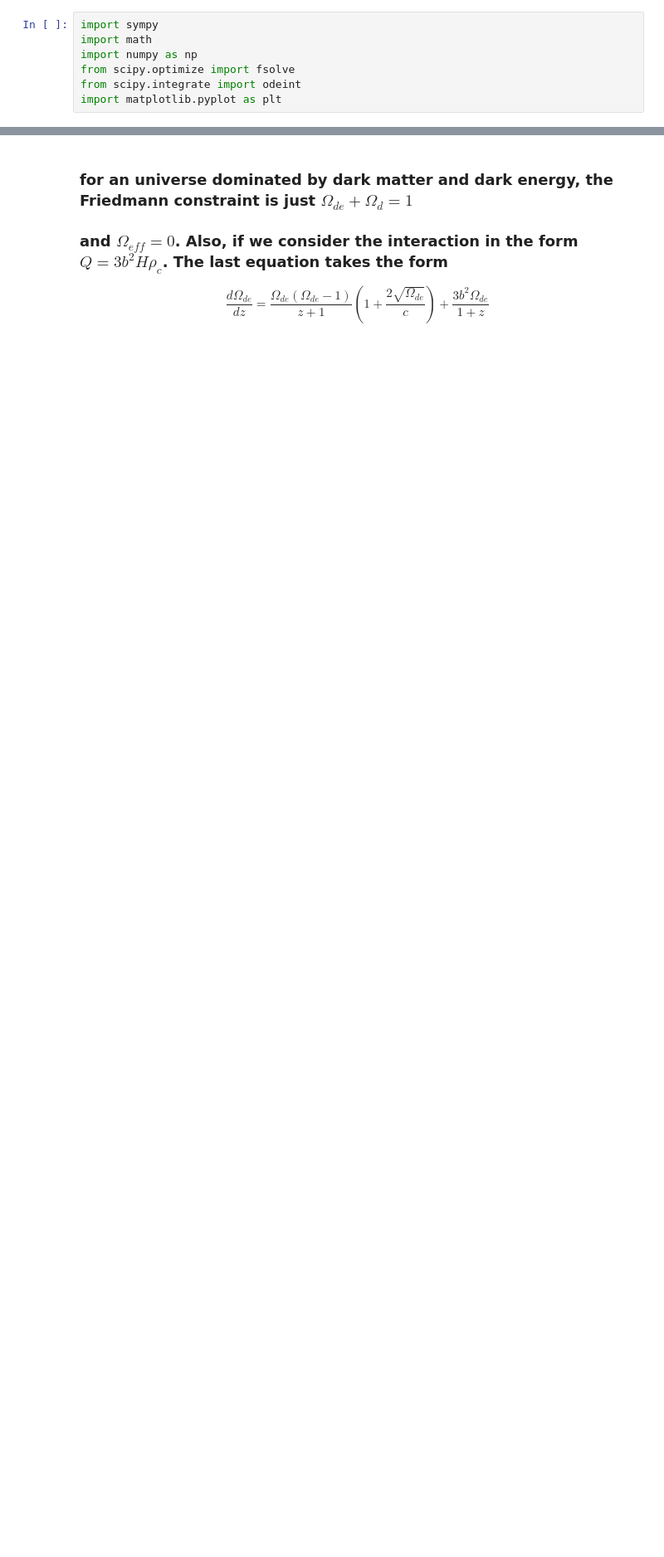
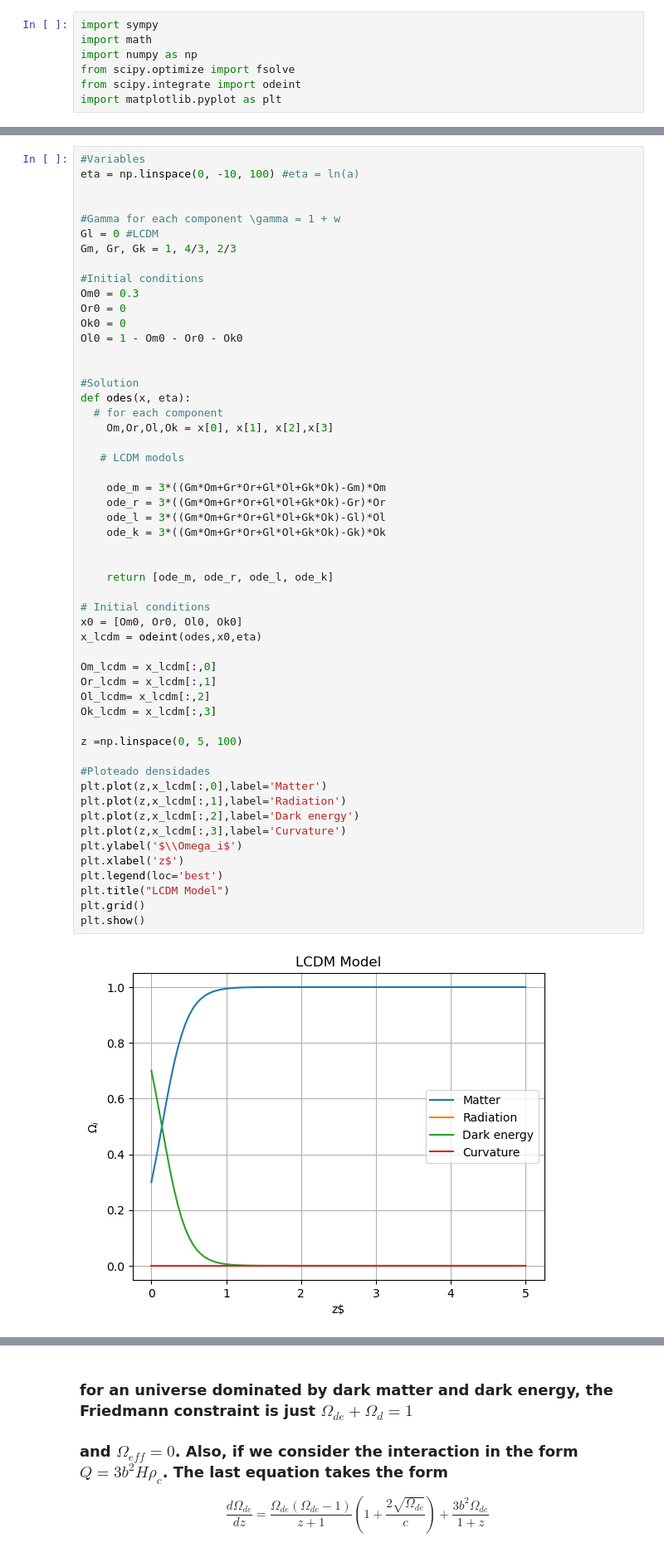
Before and after one commit to xlxnsxzpxtx/HolographicDE, a Jupyter notebook: hde_solutions_z.ipynb, the cells around one changed output, grey strips where cells are left out. Shown: that part at 83% size. Drawn from its saved outputs; the diff is of its cells as text; blank space fills up the shorter version.

```diff
--- a/hde_solutions_z.ipynb
+++ b/hde_solutions_z.ipynb
@@ -7,0 +21,55 @@ import matplotlib.pyplot as plt
+# %%
+#Variables
+eta = np.linspace(0, -10, 100) #eta = ln(a)
+
+
+#Gamma for each component \gamma = 1 + w
+Gl = 0 #LCDM
+Gm, Gr, Gk = 1, 4/3, 2/3
+
+#Initial conditions
+Om0 = 0.3
+Or0 = 0
+Ok0 = 0
+Ol0 = 1 - Om0 - Or0 - Ok0
+
+
+#Solution
+def odes(x, eta):
+  # for each component
+    Om,Or,Ol,Ok = x[0], x[1], x[2],x[3]
+
+   # LCDM modols
+
+    ode_m = 3*((Gm*Om+Gr*Or+Gl*Ol+Gk*Ok)-Gm)*Om
+    ode_r = 3*((Gm*Om+Gr*Or+Gl*Ol+Gk*Ok)-Gr)*Or
+    ode_l = 3*((Gm*Om+Gr*Or+Gl*Ol+Gk*Ok)-Gl)*Ol
+    ode_k = 3*((Gm*Om+Gr*Or+Gl*Ol+Gk*Ok)-Gk)*Ok
+
+
+    return [ode_m, ode_r, ode_l, ode_k]
+
+# Initial conditions
+x0 = [Om0, Or0, Ol0, Ok0]
+x_lcdm = odeint(odes,x0,eta)
+
+Om_lcdm = x_lcdm[:,0]
+Or_lcdm = x_lcdm[:,1]
+Ol_lcdm= x_lcdm[:,2]
+Ok_lcdm = x_lcdm[:,3]
+
+z =np.linspace(0, 5, 100)
+
+#Ploteado densidades
+plt.plot(z,x_lcdm[:,0],label='Matter')
+plt.plot(z,x_lcdm[:,1],label='Radiation')
+plt.plot(z,x_lcdm[:,2],label='Dark energy')
+plt.plot(z,x_lcdm[:,3],label='Curvature')
+plt.ylabel('$\\Omega_i$')
+plt.xlabel('z$')
+plt.legend(loc='best')
+plt.title("LCDM Model")
+plt.grid()
+plt.show()
+# %% [output]
+[figure, added]
```
Also changed, not shown: parts of 15 cells of this notebook.
